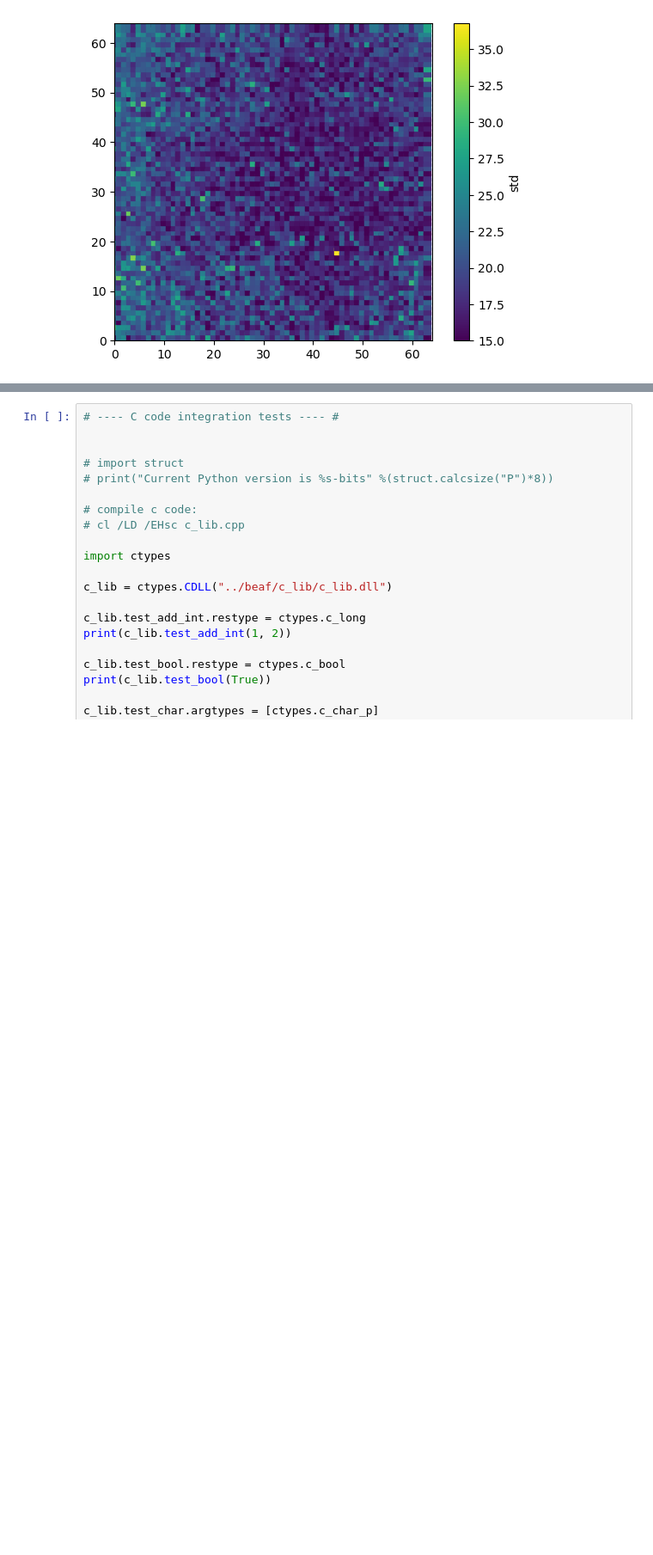
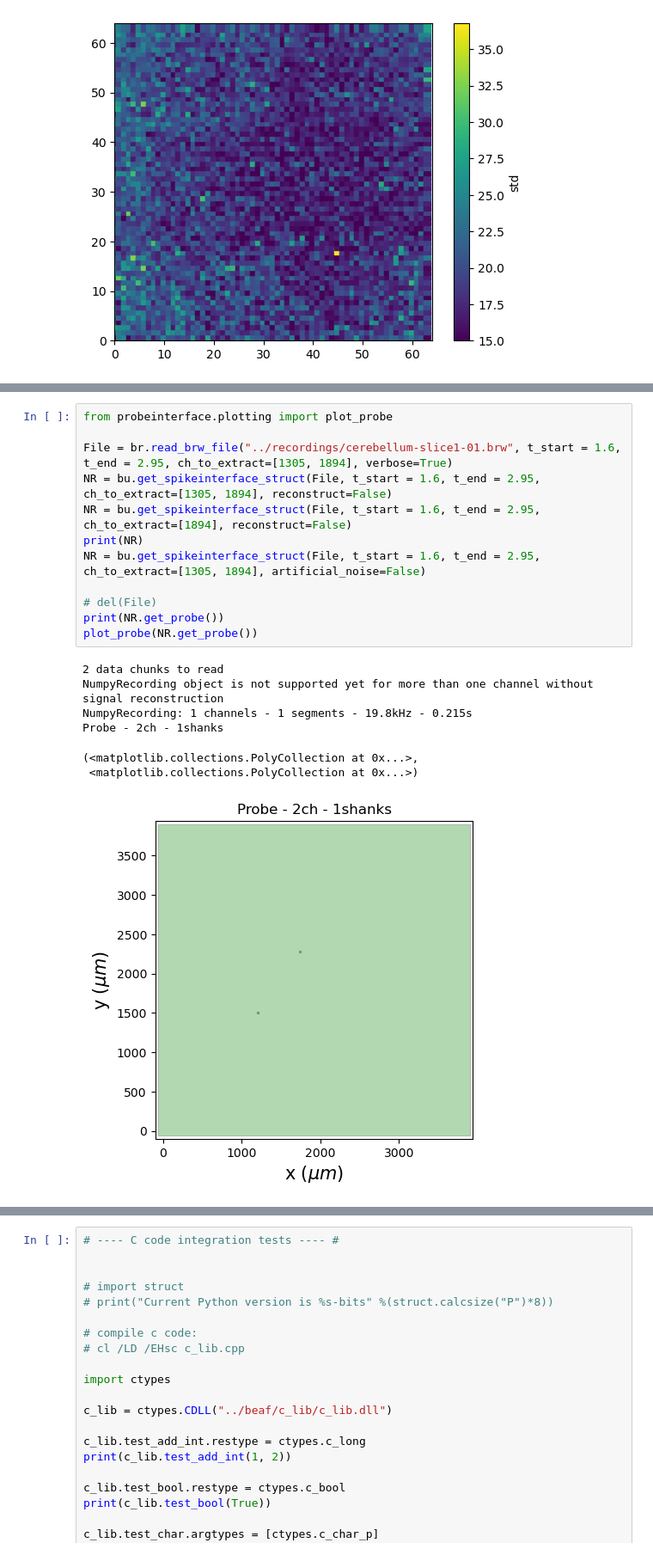
Before and after one commit to JeandeMontigny/beaf, a Jupyter notebook: notebooks/read_brw_files.ipynb, the cells around one changed output, grey strips where cells are left out. Shown at 86% size. Saved outputs shown, nothing was run; the diff lists cells and outputs as text; blank space fills up the shorter version.

```diff
--- a/notebooks/read_brw_files.ipynb
+++ b/notebooks/read_brw_files.ipynb
@@ -284,0 +284,20 @@ NumpyRecording: 1 channels - 1 segments - 19.8kHz - 1.350s
+# %%
+from probeinterface.plotting import plot_probe
+
+File = br.read_brw_file("../recordings/cerebellum-slice1-01.brw", t_start = 1.6, t_end = 2.95, ch_to_extract=[1305, 1894], verbose=True)
+NR = bu.get_spikeinterface_struct(File, t_start = 1.6, t_end = 2.95, ch_to_extract=[1305, 1894], reconstruct=False)
+NR = bu.get_spikeinterface_struct(File, t_start = 1.6, t_end = 2.95, ch_to_extract=[1894], reconstruct=False)
+print(NR)
+NR = bu.get_spikeinterface_struct(File, t_start = 1.6, t_end = 2.95, ch_to_extract=[1305, 1894], artificial_noise=False)
+
+# del(File)
+print(NR.get_probe())
+plot_probe(NR.get_probe())
+# %% [output]
+2 data chunks to read
+NumpyRecording object is not supported yet for more than one channel without signal reconstruction
+NumpyRecording: 1 channels - 1 segments - 19.8kHz - 0.215s
+Probe - 2ch - 1shanks
+(<matplotlib.collections.PolyCollection at 0x...>,
+ <matplotlib.collections.PolyCollection at 0x...>)
+[figure, added]
```
Also changed, not shown: parts of 4 cells of this notebook.
